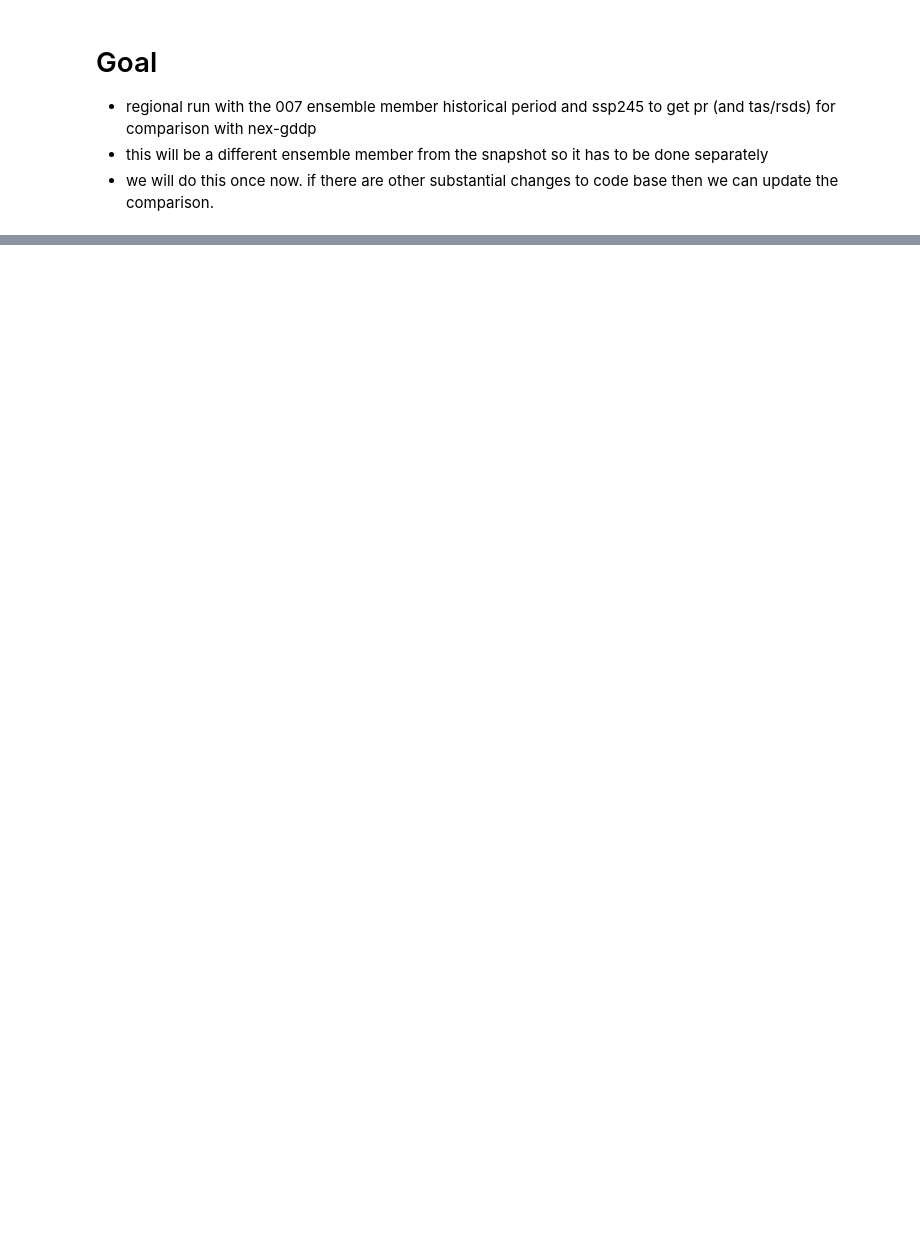
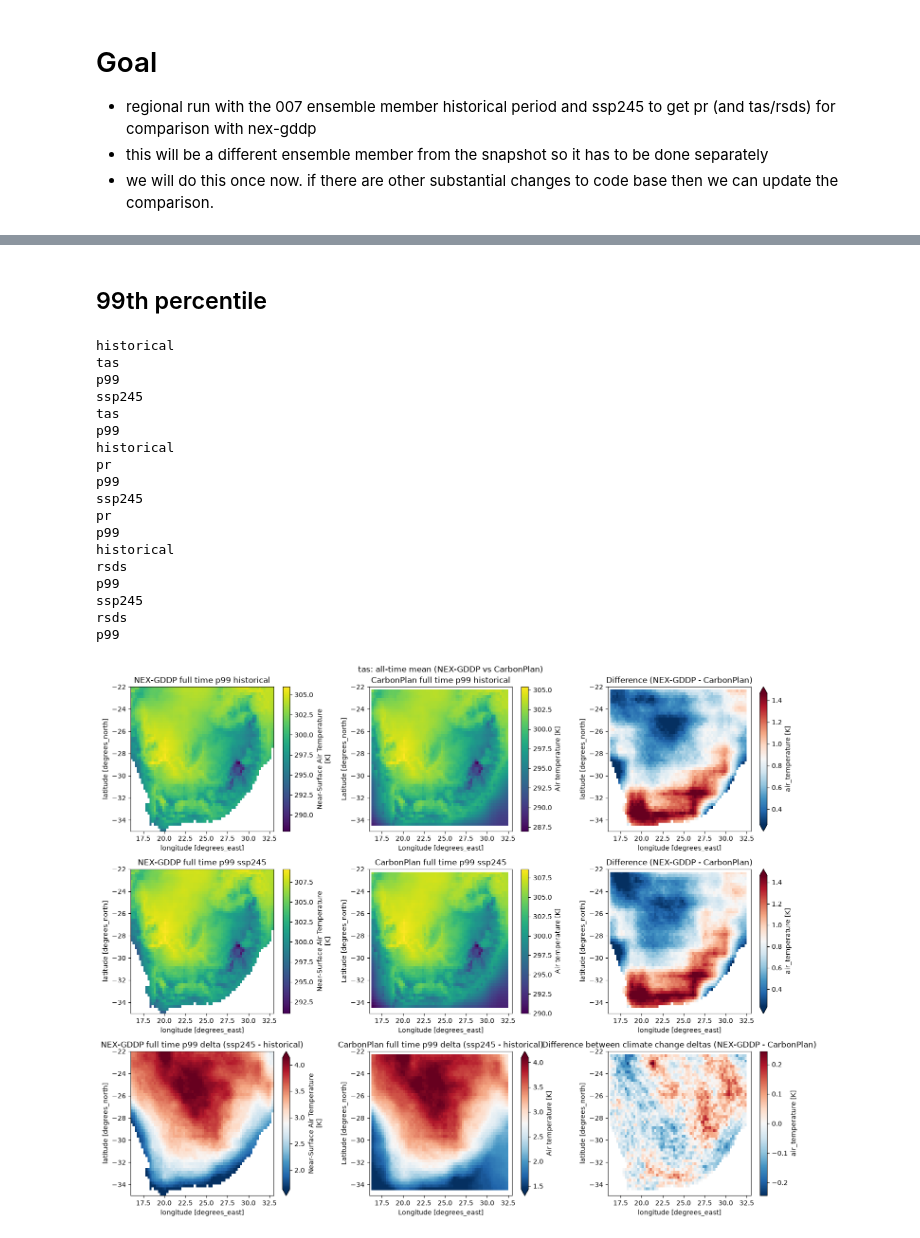
Before and after one commit to carbonplan/sai-downscaling, a Jupyter notebook: notebooks/PGMF-nex-gddp-comparison.ipynb, the cells around one changed output, grey strips where cells are left out. Saved outputs shown, nothing was run; the diff lists cells and outputs as text; code cells hidden in the pictures; blank space fills up the shorter version.

```diff
--- a/notebooks/PGMF-nex-gddp-comparison.ipynb
+++ b/notebooks/PGMF-nex-gddp-comparison.ipynb
@@ -217,0 +236,25 @@ plt.tight_layout()
+# %% [markdown]
+## 99th percentile
+# %%
+for variable in ["tas", "pr", "rsds"]:
+    plot_nine_panel(stats_dict, stat="p99", stat_label="all-time mean")
+# %% [output]
+historical
+tas
+p99
+ssp245
+tas
+p99
+historical
+pr
+p99
+ssp245
+pr
+p99
+historical
+rsds
+p99
+ssp245
+rsds
+p99
+[figure, added]
```
Also changed, not shown: parts of 42 cells of this notebook.
